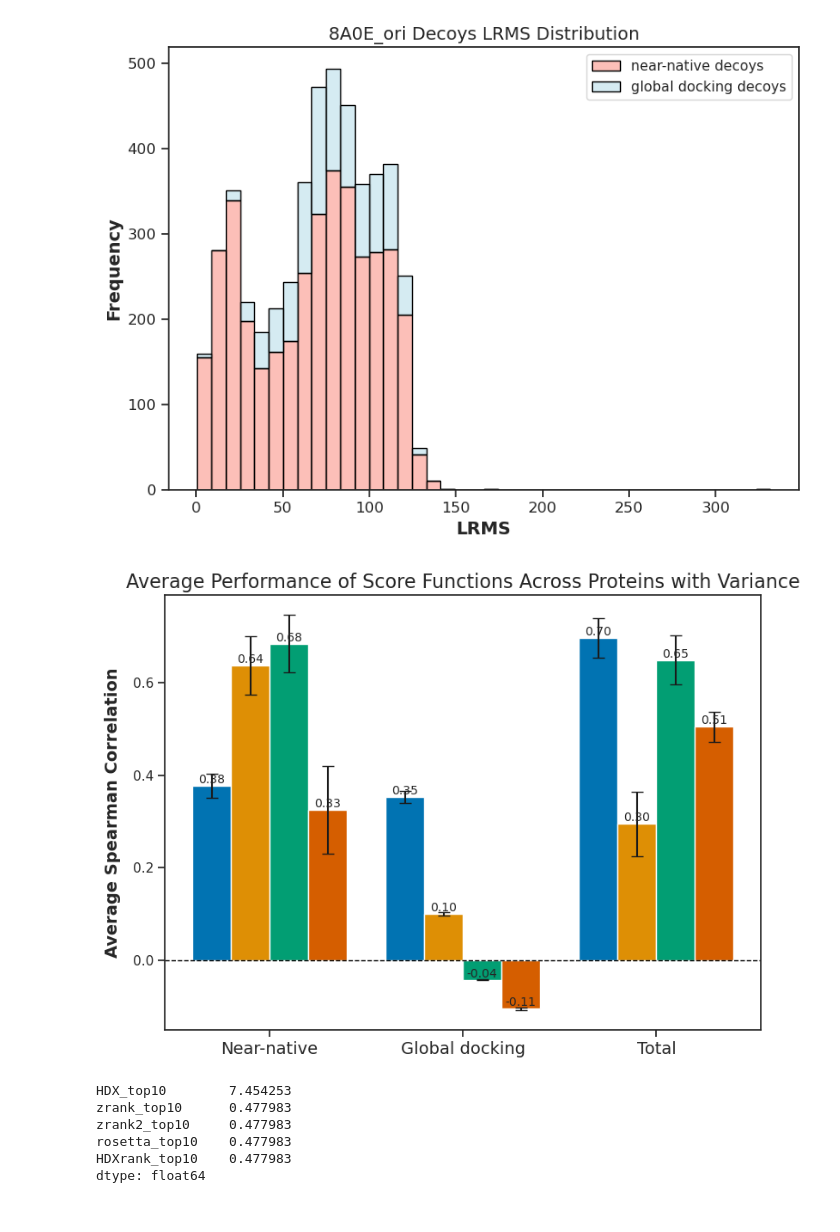
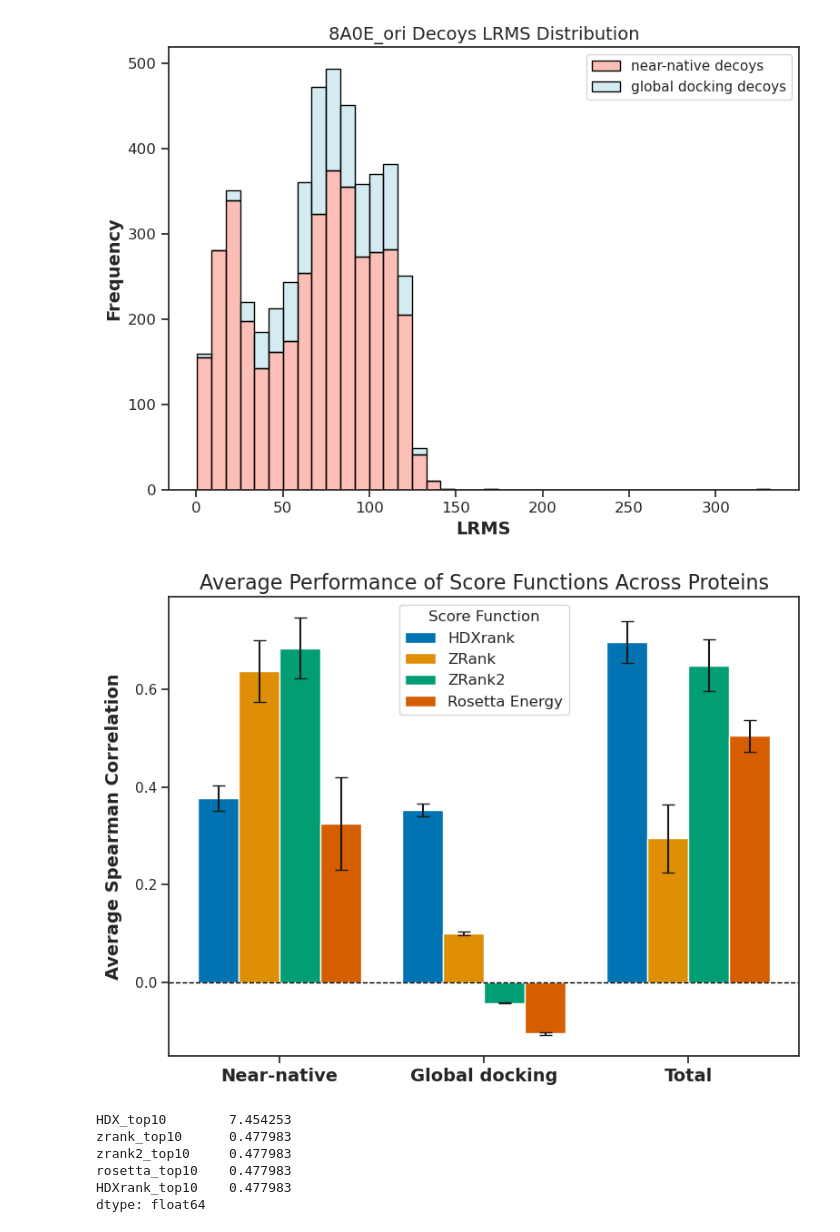
Before and after one commit to SuperChrisW/HDXRank, a Jupyter notebook: HDXRank/tool/figure_plot.ipynb, the cells around one changed output. Drawn from its saved outputs; the diff is of its cells as text; code cells hidden in the pictures.

```diff
--- a/HDXRank/tool/figure_plot.ipynb
+++ b/HDXRank/tool/figure_plot.ipynb
@@ -362,44 +362,41 @@ scores = ['HDX', 'Zrank', 'Zrank2', 'Rosetta']
 terms = ['Near_native', 'Global_dock', 'Total']
 mean_values = []
 var_values = []
 
 for score in scores:
     mean_values.append([means[f'{score}_{term}'] for term in terms])
     var_values.append([variances[f'{score}_{term}'] for term in terms])
 
 mean_values = np.array(mean_values)
 var_values = np.array(var_values)
 
 # Generate color palette
 colors = sns.color_palette('colorblind', n_colors=len(scores))
 
 # Plotting
 x = np.arange(len(terms))
 bar_width = 0.2
 
 fig, ax = plt.subplots(figsize=(8, 6))
 
 for i, (score, color) in enumerate(zip(scores, colors)):
     bars = ax.bar(x + i * bar_width, mean_values[i], yerr=var_values[i], width=bar_width, capsize=5, label=score, color=color)
-    for bar in bars:
+    '''for bar in bars:
         yval = bar.get_height()
-        ax.text(bar.get_x() + bar.get_width()/2, yval, f'{yval:.2f}', ha='center', va='bottom', fontsize=10)
-
-# Add horizontal line at y=0e
-
-# Customize axes
+        ax.text(bar.get_x() + bar.get_width()/2, yval, f'{yval:.2f}', ha='center', va='bottom', fontsize=10)'''
 
 ax.set_xticks(x + bar_width * 1.5)
-ax.set_xticklabels(['Near-native', 'Global docking', 'Total'], fontsize=14)
+ax.set_xticklabels(['Near-native', 'Global docking', 'Total'], fontsize=14, weight='bold')
 ax.set_ylabel('Average Spearman Correlation', fontsize=14, labelpad=10, weight='bold')
-ax.set_title('Average Performance of Score Functions Across Proteins with Variance', fontsize=16)
-#ax.legend(labels=['HDXrank', 'Zrank', 'Zrank2', 'I_sc'], fontsize=12, title='Score Function')
+ax.set_title('Average Performance of Score Functions Across Proteins', fontsize=16)
+ax.legend(labels=['HDXrank', 'ZRank', 'ZRank2', 'Rosetta Energy'], fontsize=12, title='Score Function')
 ax.axhline(y=0, color='black', linewidth=1, linestyle='--')
 # Adjust layout for better fit
 plt.tight_layout()
-plt.show()
+#plt.show()
+plt.savefig('/home/lwang/models/HDX_LSTM/results/240918_GVP/figures/scores_rho_comparison.png', dpi=300)
 # %% [output]
-[figure, old version]
+[figure, new version]
 # %%
 # boxplot of top 10 decoys for each score function
 def max_min_scale(data):
```
Also changed, not shown: parts of 3 cells of this notebook, 5 other files.
